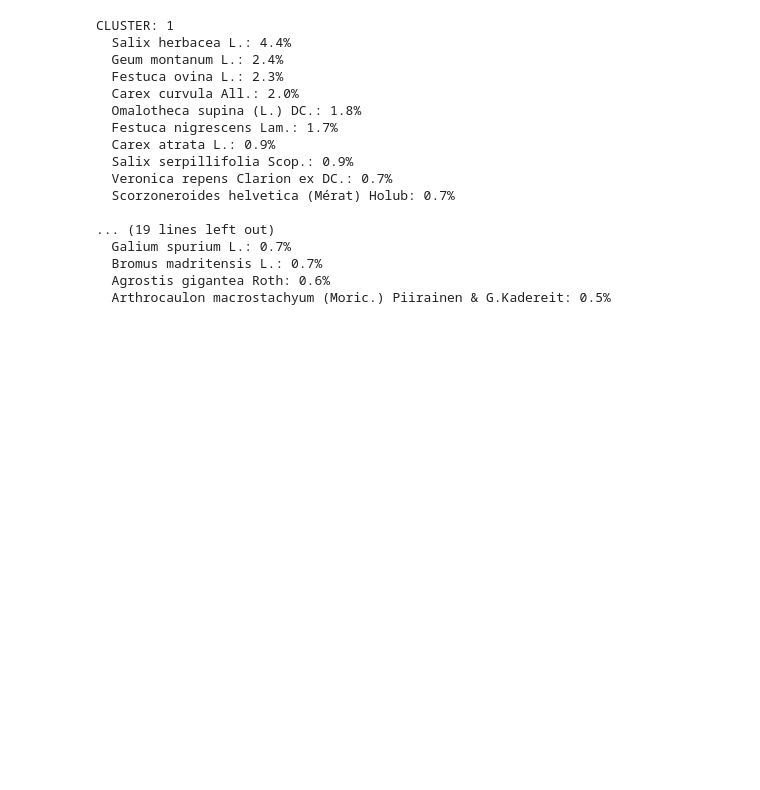
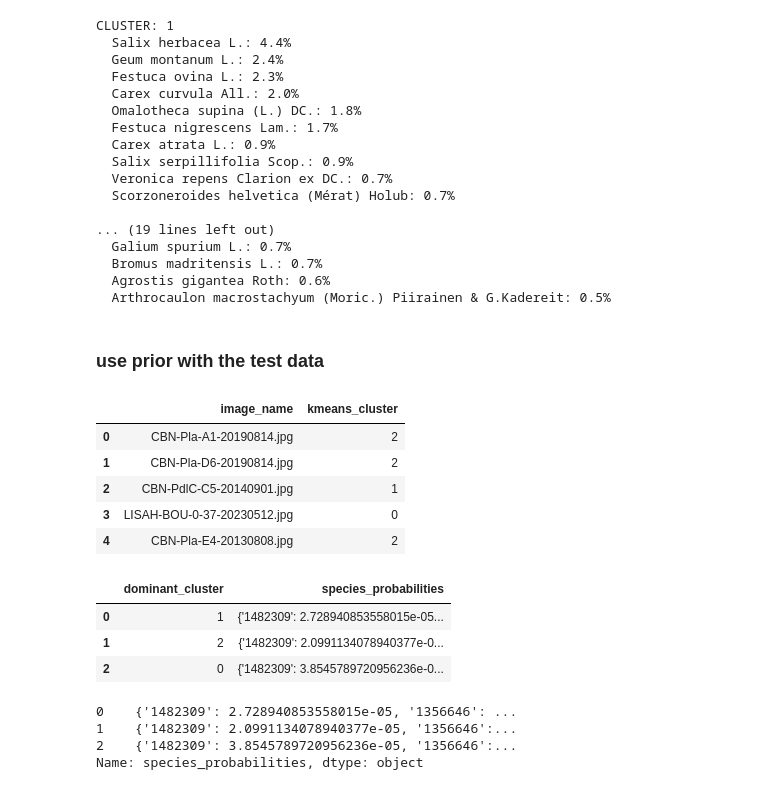
Before and after one commit to dsgt-arc/plantclef-2025, a Jupyter notebook: notebooks/eda/20250414-mg-species-prior.ipynb, the cells around one changed output. Drawn from its saved outputs; the diff is of its cells as text; code cells hidden in the pictures; blank space fills up the shorter version.

```diff
--- a/notebooks/eda/20250414-mg-species-prior.ipynb
+++ b/notebooks/eda/20250414-mg-species-prior.ipynb
@@ -523,3 +538,35 @@ CLUSTER: 1
   Bromus madritensis L.: 0.7%
   Agrostis gigantea Roth: 0.6%
   Arthrocaulon macrostachyum (Moric.) Piirainen & G.Kadereit: 0.5%
+# %% [markdown]
+### use prior with the test data
+# %%
+test_cluster_csv = f"{root}/p-dsgt_clef2025-0/shared/plantclef/data/clustering/test_2025_dominant_clusters.csv"
+test_cluster_logits = f"{root}/p-dsgt_clef2025-0/shared/plantclef/data/clustering/test_2025_embed_probabilities_clustered.csv"
+
+test_cluster_df = pd.read_csv(test_cluster_csv)
+display(test_cluster_df.head())
+
+probabilities_df = pd.read_csv(test_cluster_logits)
+display(probabilities_df.head())
+# %% [output]
+|  | image_name | kmeans_cluster |
+| 0 | CBN-Pla-A1-20190814.jpg | 2 |
+| 1 | CBN-Pla-D6-20190814.jpg | 2 |
+| 2 | CBN-PdlC-C5-20140901.jpg | 1 |
+| 3 | LISAH-BOU-0-37-20230512.jpg | 0 |
+| 4 | CBN-Pla-E4-20130808.jpg | 2 |
+|  | dominant_cluster | species_probabilities |
+| 0 | 1 | {'1482309': 2.728940853558015e-05... |
+| 1 | 2 | {'1482309': 2.0991134078940377e-0... |
+| 2 | 0 | {'1482309': 3.8545789720956236e-0... |
+# %%
+import ast
+
+probabilities_df = probabilities_df["species_probabilities"].apply(ast.literal_eval)
+probabilities_df.head()
+# %% [output]
+0    {'1482309': 2.728940853558015e-05, '1356646': ...
+1    {'1482309': 2.0991134078940377e-05, '1356646':...
+2    {'1482309': 3.8545789720956236e-05, '1356646':...
+Name: species_probabilities, dtype: object
```
Also changed, not shown: parts of 12 cells of this notebook, 3 other files.
